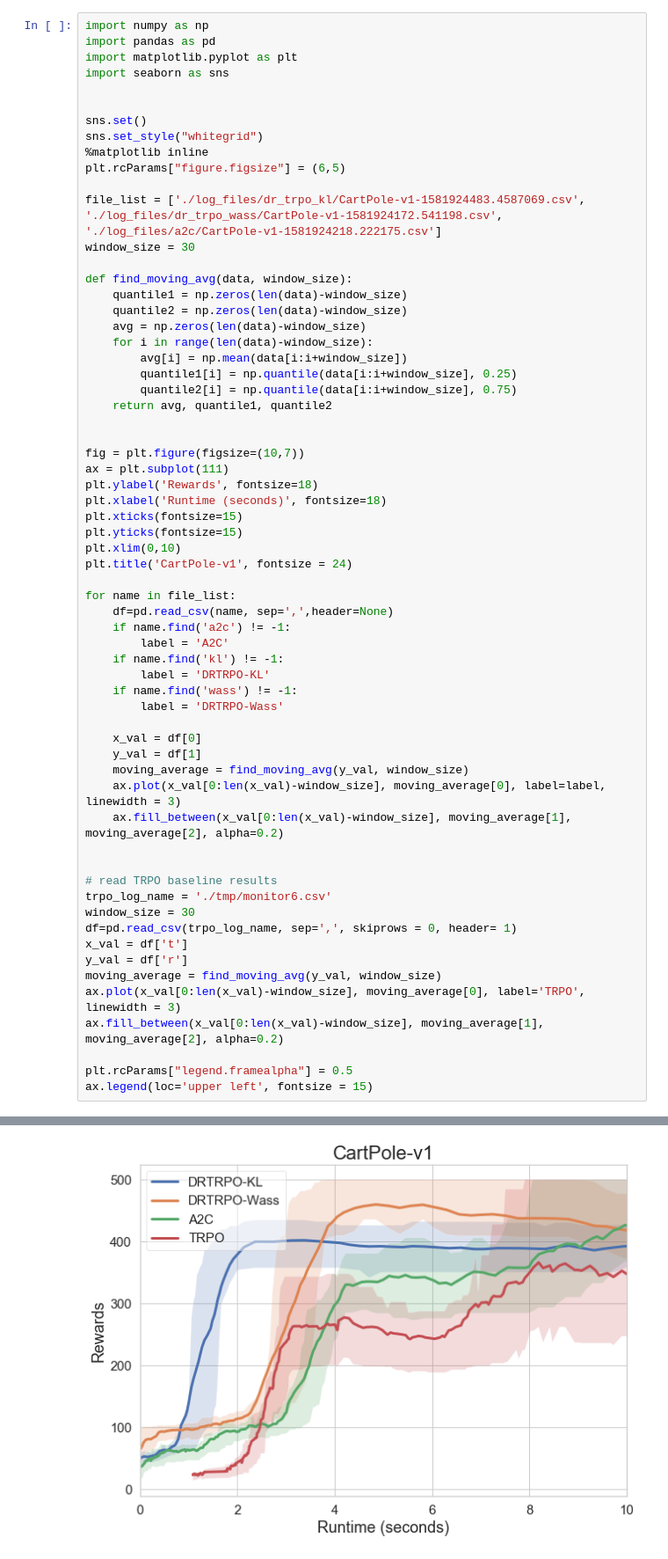
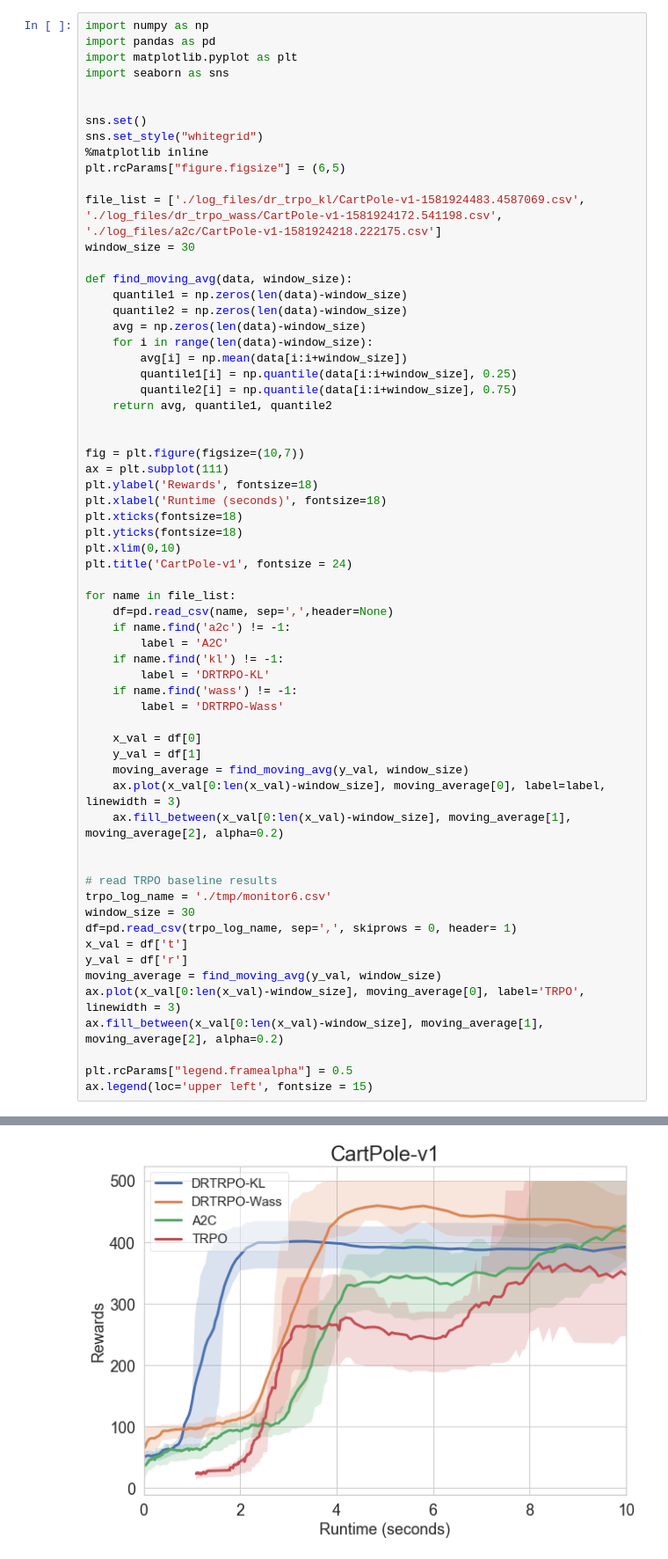
Before and after one commit to kadysongbb/dr-trpo, a Jupyter notebook: classic_control/view_results.ipynb, the cells around one changed output, grey strips where cells are left out. Shown: that part at 88% size. Drawn from its saved outputs; the diff is of its cells as text.

Commit message:
update figures

```diff
--- a/classic_control/view_results.ipynb
+++ b/classic_control/view_results.ipynb
@@ -28,39 +28,39 @@ fig = plt.figure(figsize=(10,7))
 ax = plt.subplot(111)
 plt.ylabel('Rewards', fontsize=18)
 plt.xlabel('Runtime (seconds)', fontsize=18)
-plt.xticks(fontsize=15)
-plt.yticks(fontsize=15)
+plt.xticks(fontsize=18)
+plt.yticks(fontsize=18)
 plt.xlim(0,10)
 plt.title('CartPole-v1', fontsize = 24)
 
 for name in file_list:
     df=pd.read_csv(name, sep=',',header=None)
     if name.find('a2c') != -1:
         label = 'A2C'
     if name.find('kl') != -1:
         label = 'DRTRPO-KL'
     if name.find('wass') != -1:
         label = 'DRTRPO-Wass'
 
     x_val = df[0]
     y_val = df[1]
     moving_average = find_moving_avg(y_val, window_size)
     ax.plot(x_val[0:len(x_val)-window_size], moving_average[0], label=label, linewidth = 3)
     ax.fill_between(x_val[0:len(x_val)-window_size], moving_average[1], moving_average[2], alpha=0.2)
 
 
 # read TRPO baseline results
 trpo_log_name = './tmp/monitor6.csv'
 window_size = 30
 df=pd.read_csv(trpo_log_name, sep=',', skiprows = 0, header= 1)
 x_val = df['t']
 y_val = df['r']
 moving_average = find_moving_avg(y_val, window_size)
 ax.plot(x_val[0:len(x_val)-window_size], moving_average[0], label='TRPO', linewidth = 3)
 ax.fill_between(x_val[0:len(x_val)-window_size], moving_average[1], moving_average[2], alpha=0.2)
 
 plt.rcParams["legend.framealpha"] = 0.5
 ax.legend(loc='upper left', fontsize = 15)
 # %% [output]
 <matplotlib.legend.Legend at 0x...>
-[figure, old version]
+[figure, new version]
```
Also changed, not shown: 1 other file.
